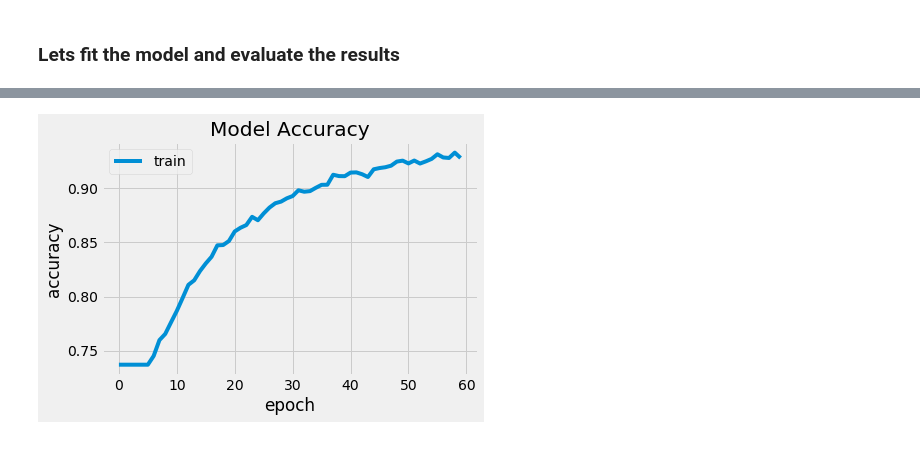
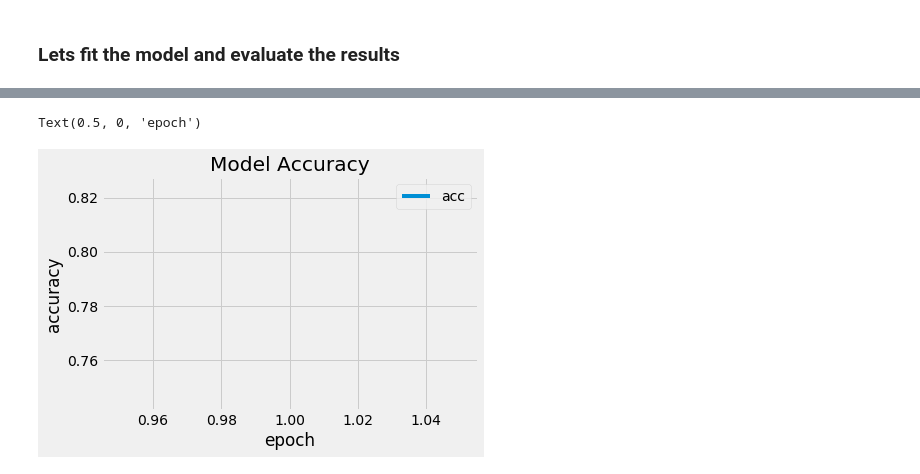
Before and after one commit to Azaima-Asghar/Modeling-Probability-Of-Delinquency, a Jupyter notebook: MachineLearning.ipynb, the cells around one changed output, grey strips where cells are left out. Saved outputs shown, nothing was run; the diff lists cells and outputs as text; code cells hidden in the pictures.

```diff
--- a/MachineLearning.ipynb
+++ b/MachineLearning.ipynb
@@ -111,13 +128,14 @@ dtype: int64
 ### Drop Cloumns with low value to our model or high NULL values
 # %%
 # Drop the unwanted variables from the data
-mortgage_input = mortgage_df.drop(columns = ['loan_identifier', 'maturity_date', 'monthly_reporting_period',
+mortgage_input = mortgage_df.drop(columns = ['loan_identifier',
+'maturity_date',
+'monthly_reporting_period',
 'current_interest_rate',
 'loan_age',
 'remaining_months_to_legal_maturity',
 'adj_remaining_months_to_maturity',
 'maturity_date',
-'msa',
 'primary_mortgage_insurance_percent',
 'current_loan_delinquency_status',
 'modification_flag' ])
@@ -250,6 +278,3 @@ def decision(probability):
 
 foreclosure_rng = decision(0.266)
 foreclosure_rng
-# %%
-mortgage_merged["Foreclosure"] = foreclosure_rng
-mortgage_merged
@@ -270,7 +286,7 @@ mortgage_merged
 # %%
 # Split our preprocessed data into our features and target arrays
-y = mortgage_merged["Foreclosure"].values
-X = mortgage_merged.drop(["Foreclosure"],1).values
+y = mortgage_merged["delinquency_True"].values
+X = mortgage_merged.drop(["delinquency_True", "delinquency_False"],1).values
 
 # Split the preprocessed data into a training and testing dataset
 X_train, X_test, y_train, y_test = train_test_split(X, y, random_state=1)
@@ -473,0 +458,9 @@ Loss: 1.282311930751529, Accuracy: 0.6219373345375061
+# %%
+# Create a DataFrame containing training history
+history_df = pd.DataFrame(fit_model.history, index=range(1,len(fit_model.history["loss"])+1))
+
+# Plot the loss
+history_df.plot(y="loss")
+plt.title('Model Loss')
+plt.ylabel('loss')
+plt.xlabel('epoch')
@@ -474,10 +470,9 @@ Loss: 1.282311930751529, Accuracy: 0.6219373345375061
 # %%
-from matplotlib import pyplot as plt
-plt.plot(fit_model.history['acc'])
+# Plot the accuracy
+history_df.plot(y="acc")
 plt.title('Model Accuracy')
 plt.ylabel('accuracy')
 plt.xlabel('epoch')
-plt.legend(['train'], loc='upper left')
-plt.show()
 # %% [output]
+Text(0.5, 0, 'epoch')
-[figure, old version]
+[figure, new version]
```
Also changed, not shown: parts of 45 cells of this notebook, 1 other file.
